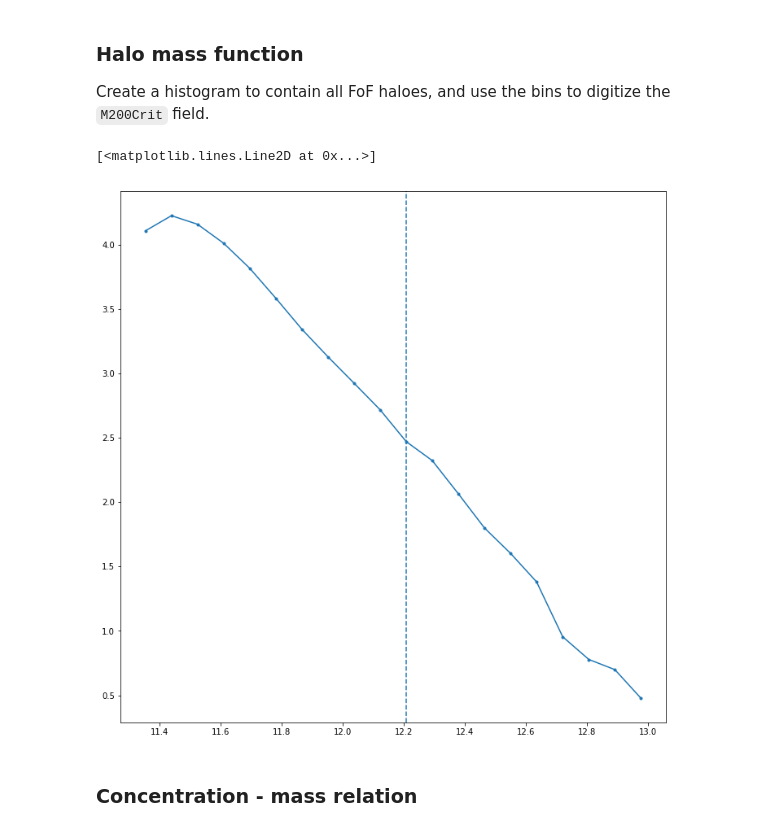
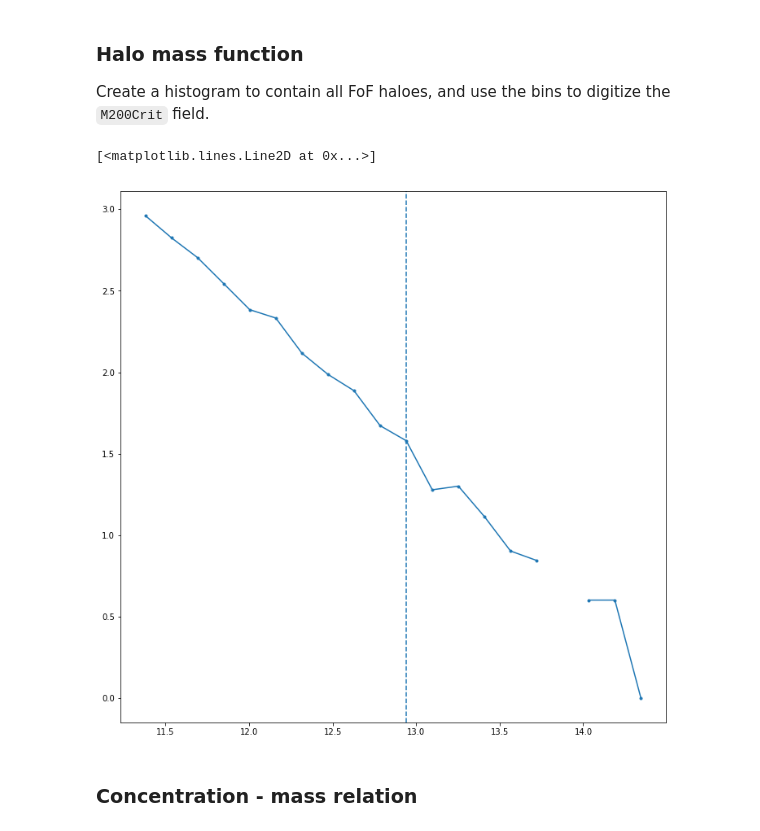
Before and after one commit to oleskiewicz/hbtp, a Jupyter notebook: notebook.ipynb, the cells around one changed output. Cells and saved outputs as stored; diff of their text form; code cells hidden in the pictures.

Commit message:
Automate corrected fitting into a process function

```diff
--- a/notebook.ipynb
+++ b/notebook.ipynb
@@ -50,8 +50,9 @@ plt.plot(*subhalo_mass_function(r, snap), color='C0', marker='.')
 Create a histogram to contain all FoF haloes, and use the bins to digitize the `M200Crit` field.
 # %%
 def read_haloes(r, snap):
-    hs = r.LoadHostHalos(snap)[['HaloId','R200CritComoving','M200Crit','CenterOffset']]
-    hs = hs[(hs['M200Crit'] >= 20) & (hs['CenterOffset'] >= 0.1)]
+    hs = r.LoadHostHalos(snap)[['HaloId','R200CritComoving','M200Crit']]
+    # hs = hs[(hs['M200Crit'] >= 20) & (hs['CenterOffset'] >= 0.1)]
+    hs = hs[hs['M200Crit'] >= 20]
     hs['M200Crit'] = 1e10*hs['M200Crit']
     return hs
 
@@ -61,18 +62,18 @@ def bin_haloes(haloes, bin_column, bin_edges):
         usemask=False)
     return hs
 
-def halo_mass_function(r, snap):
+def halo_mass_function(r, snap, nbins):
     hs = read_haloes(r, snap)
     counts, bin_edges = np.histogram(np.log10(hs['M200Crit']), nbins)
     hs = bin_haloes(hs, 'M200Crit', bin_edges)
     bins = 0.5*(bin_edges[1:] + bin_edges[:-1])
     return bins, np.log10(counts)
 # %%
-plt.axvline(halo_mass_function(r, snap)[0][bin], color='C0', linestyle='--')
-plt.plot(*halo_mass_function(r, snap), color='C0', marker='.')
+plt.axvline(halo_mass_function(r, snap, nbins)[0][bin], color='C0', linestyle='--')
+plt.plot(*halo_mass_function(r, snap, nbins), color='C0', marker='.')
 # %% [output]
 [<matplotlib.lines.Line2D at 0x...>]
-[figure, old version]
+[figure, new version]
 # %% [markdown]
 ### Concentration - mass relation
 # %%
```
Also changed, not shown: parts of 13 cells of this notebook, 1 other file.
